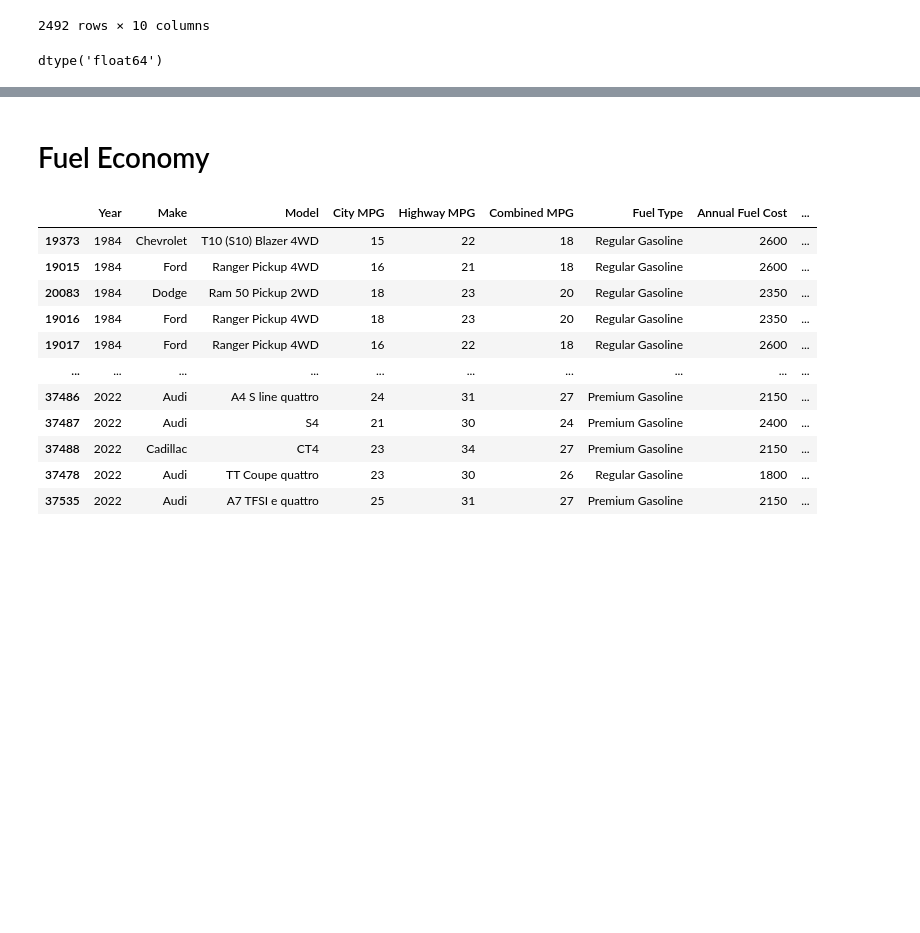
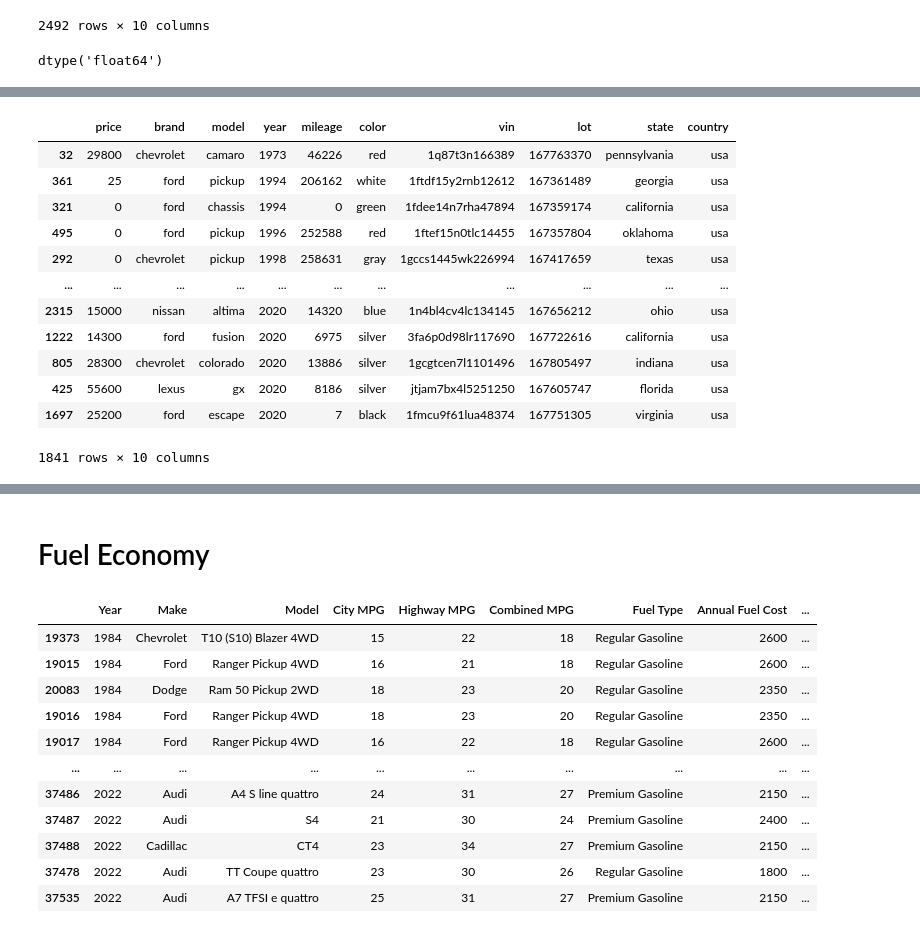
Before and after one commit to SColson82/Car-ETL, a Jupyter notebook: merged_auto.ipynb, the cells around one changed output, grey strips where cells are left out. Cells and saved outputs as stored; diff of their text form; code cells hidden in the pictures; blank space fills up the shorter version.

```diff
--- a/merged_auto.ipynb
+++ b/merged_auto.ipynb
@@ -126,5 +126,25 @@ auto3_df
 | 1697 | 25200.0 | ford | escape | 2020.0 | 7.0 | black | 1fmcu9f61lua48374 | 167751305.0 | virginia | usa |
 2492 rows × 10 columns
+# %%
+auto3_df['price']=auto3_df['price'].astype(int)
+auto3_df['year']=auto3_df['year'].astype(int)
+auto3_df['mileage']=auto3_df['mileage'].astype(int)
+auto3_df['lot']=auto3_df['lot'].astype(int)
+auto3_df
+# %% [output]
+|  | price | brand | model | year | mileage | color | vin | lot | state | country |
+| 32 | 29800 | chevrolet | camaro | 1973 | 46226 | red | 1q87t3n166389 | 167763370 | pennsylvania | usa |
+| 361 | 25 | ford | pickup | 1994 | 206162 | white | 1ftdf15y2rnb12612 | 167361489 | georgia | usa |
+| 321 | 0 | ford | chassis | 1994 | 0 | green | 1fdee14n7rha47894 | 167359174 | california | usa |
+| 495 | 0 | ford | pickup | 1996 | 252588 | red | 1ftef15n0tlc14455 | 167357804 | oklahoma | usa |
+| 292 | 0 | chevrolet | pickup | 1998 | 258631 | gray | 1gccs1445wk226994 | 167417659 | texas | usa |
+| ... | ... | ... | ... | ... | ... | ... | ... | ... | ... | ... |
+| 2315 | 15000 | nissan | altima | 2020 | 14320 | blue | 1n4bl4cv4lc134145 | 167656212 | ohio | usa |
+| 1222 | 14300 | ford | fusion | 2020 | 6975 | silver | 3fa6p0d98lr117690 | 167722616 | california | usa |
+| 805 | 28300 | chevrolet | colorado | 2020 | 13886 | silver | 1gcgtcen7l1101496 | 167805497 | indiana | usa |
+| 425 | 55600 | lexus | gx | 2020 | 8186 | silver | jtjam7bx4l5251250 | 167605747 | florida | usa |
+| 1697 | 25200 | ford | escape | 2020 | 7 | black | 1fmcu9f61lua48374 | 167751305 | virginia | usa |
+1841 rows × 10 columns
 # %%
 # Dropping my duplicated data and checking that the data has been shortened.
 auto3_df.drop(auto3_df[auto3_df['model']=='door'].index,inplace=True)
```
Also changed, not shown: parts of 12 cells of this notebook.
